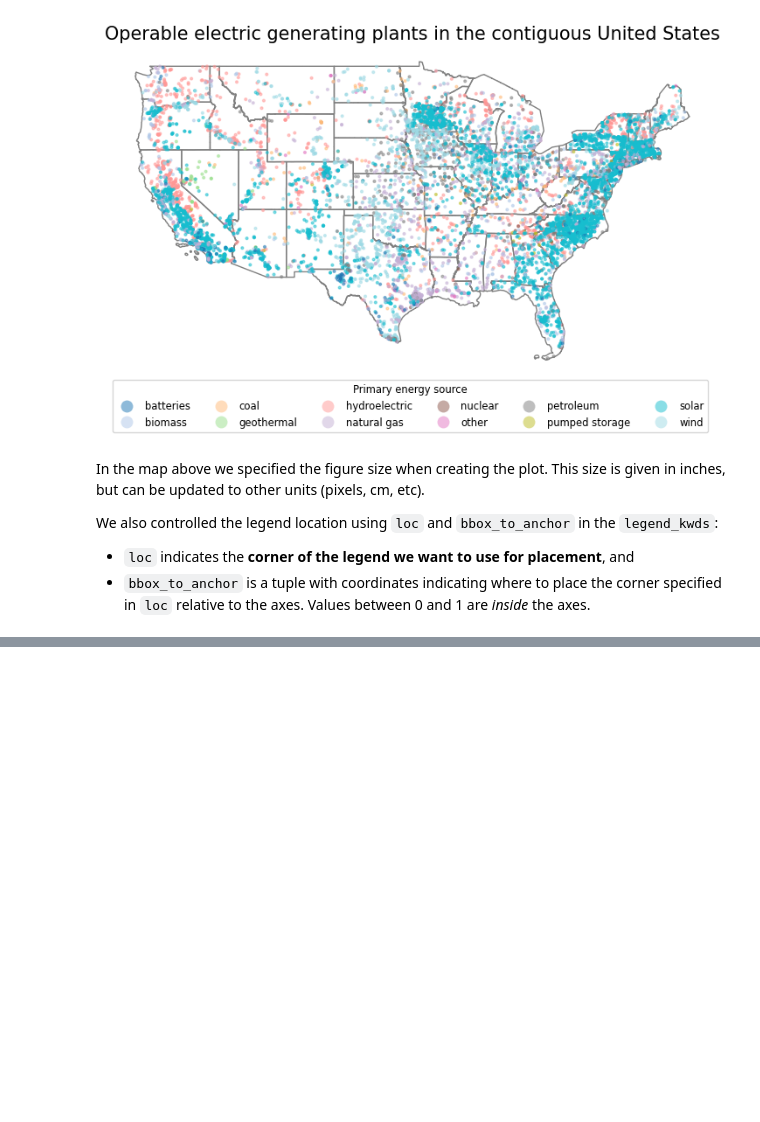
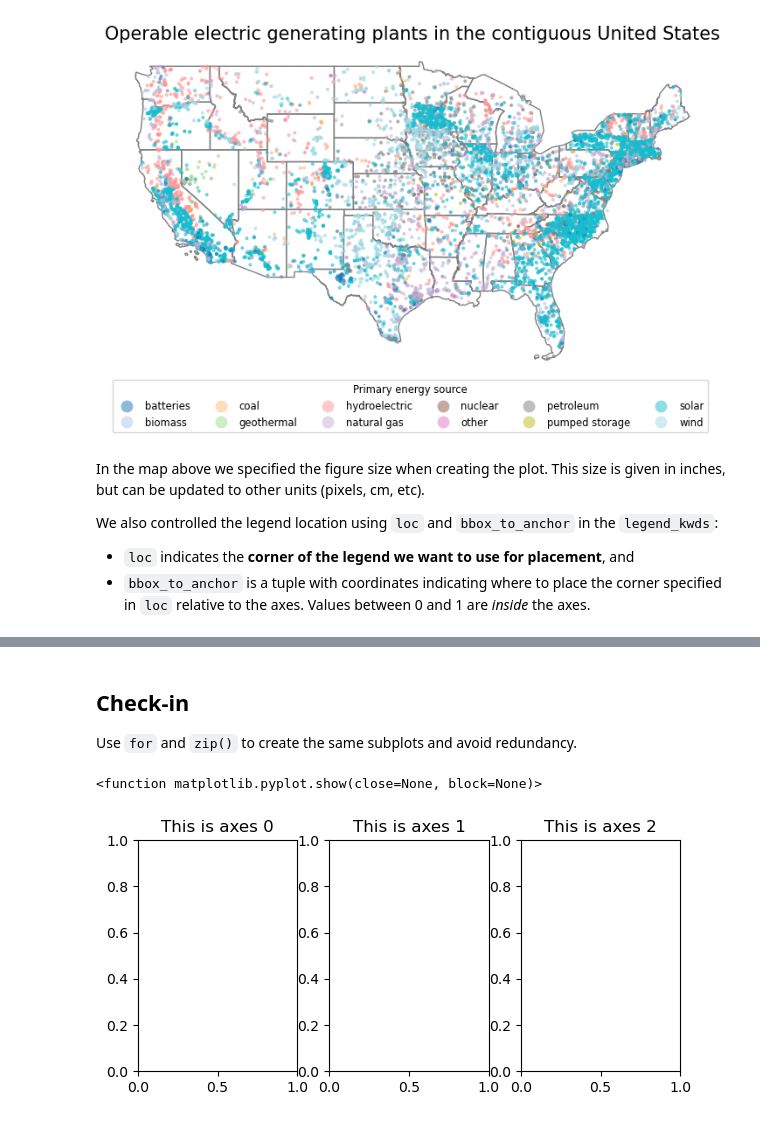
Before and after one commit to marinakochuten/eds220-2024-in-class, a Jupyter notebook: week5-csv-to-geodf.ipynb, the cells around one changed output, grey strips where cells are left out. Cells and saved outputs as stored; diff of their text form; code cells hidden in the pictures; blank space fills up the shorter version.

```diff
--- a/week5-csv-to-geodf.ipynb
+++ b/week5-csv-to-geodf.ipynb
@@ -302,0 +344,15 @@ We also controlled the legend location using `loc` and `bbox_to_anchor` in the `
+# %% [markdown]
+## Check-in
+
+Use `for` and `zip()` to create the same subplots and avoid redundancy.
+# %%
+# Using zip
+fig, axes = plt.subplots(nrows=1, ncols=3, figsize=(7,3))
+
+for ax, i in zip(axes, [0,1,2]):
+    ax.set_title(f"This is axes {i}")
+
+plt.show
+# %% [output]
+<function matplotlib.pyplot.show(close=None, block=None)>
+[figure, added]
```
Also changed, not shown: parts of 29 cells of this notebook.
